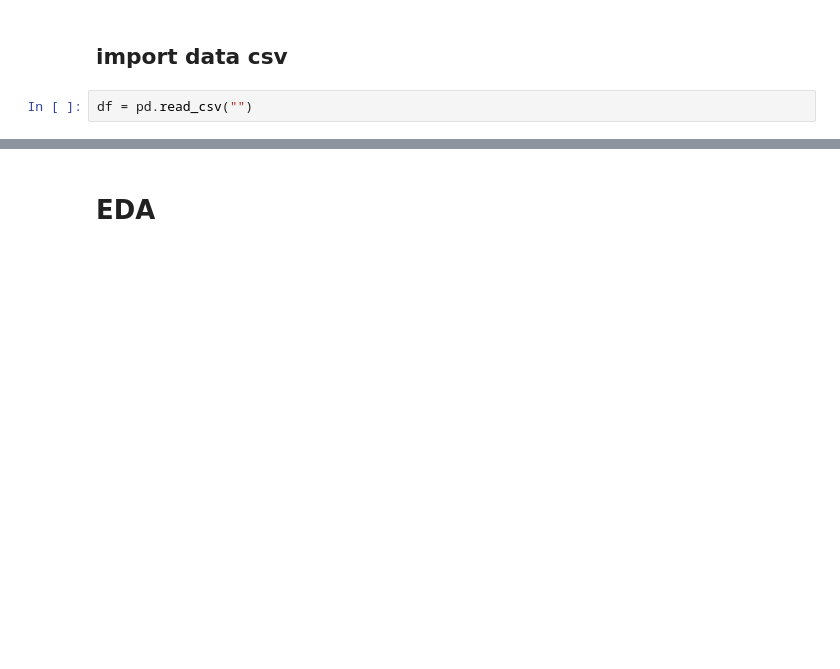
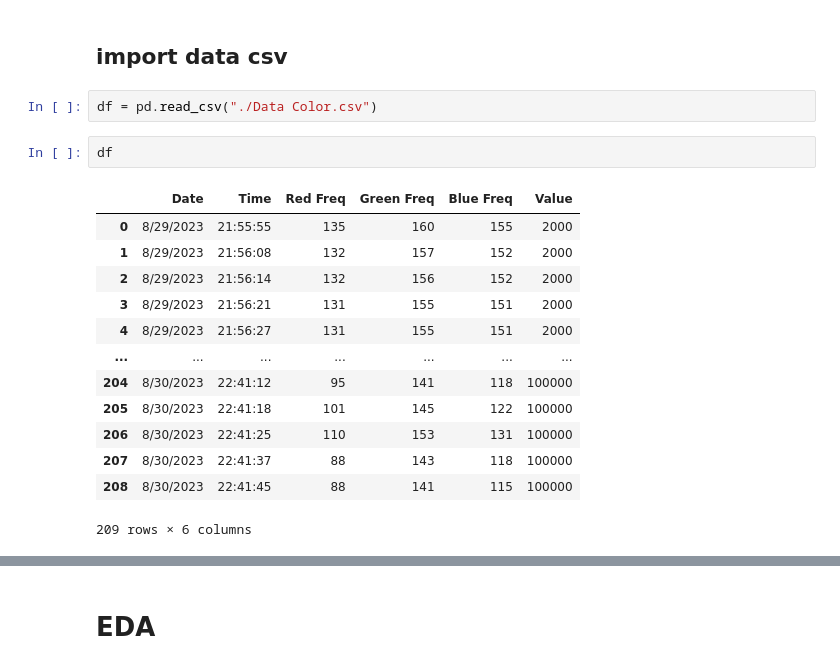
Before and after one commit to Infastq/INFastQ, a Jupyter notebook: ML/model.ipynb, the cells around one changed output, grey strips where cells are left out. Drawn from its saved outputs; the diff is of its cells as text; blank space fills up the shorter version.

```diff
--- a/ML/model.ipynb
+++ b/ML/model.ipynb
@@ -8,4 +8,20 @@ import matplotlib.pyplot as plt
 # %% [markdown]
 ## import data csv
 # %%
-df = pd.read_csv("")
+df = pd.read_csv("./Data Color.csv")
+# %%
+df
+# %% [output]
+|  | Date | Time | Red Freq | Green Freq | Blue Freq | Value |
+| 0 | 8/29/2023 | 21:55:55 | 135 | 160 | 155 | 2000 |
+| 1 | 8/29/2023 | 21:56:08 | 132 | 157 | 152 | 2000 |
+| 2 | 8/29/2023 | 21:56:14 | 132 | 156 | 152 | 2000 |
+| 3 | 8/29/2023 | 21:56:21 | 131 | 155 | 151 | 2000 |
+| 4 | 8/29/2023 | 21:56:27 | 131 | 155 | 151 | 2000 |
+| ... | ... | ... | ... | ... | ... | ... |
+| 204 | 8/30/2023 | 22:41:12 | 95 | 141 | 118 | 100000 |
+| 205 | 8/30/2023 | 22:41:18 | 101 | 145 | 122 | 100000 |
+| 206 | 8/30/2023 | 22:41:25 | 110 | 153 | 131 | 100000 |
+| 207 | 8/30/2023 | 22:41:37 | 88 | 143 | 118 | 100000 |
+| 208 | 8/30/2023 | 22:41:45 | 88 | 141 | 115 | 100000 |
+209 rows × 6 columns
```
Also changed, not shown: parts of 22 cells of this notebook, 5 other files.
